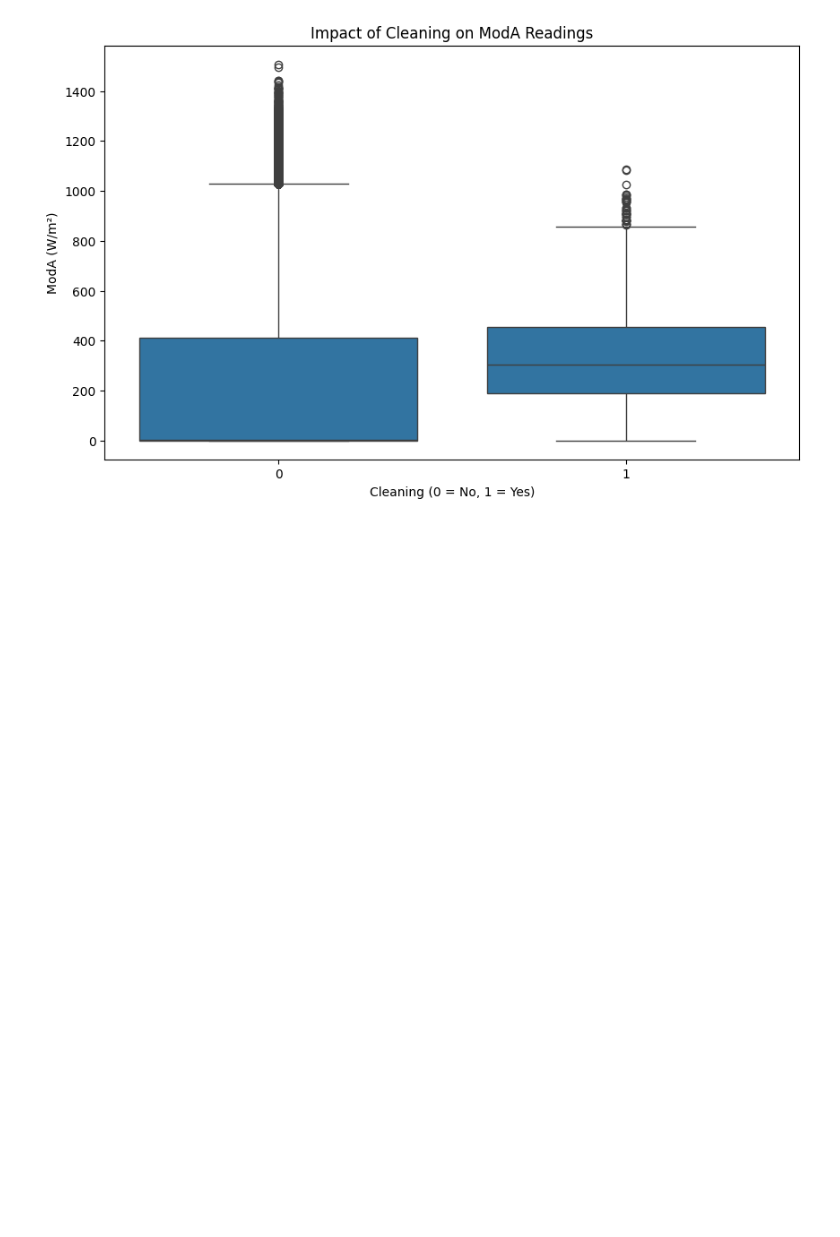
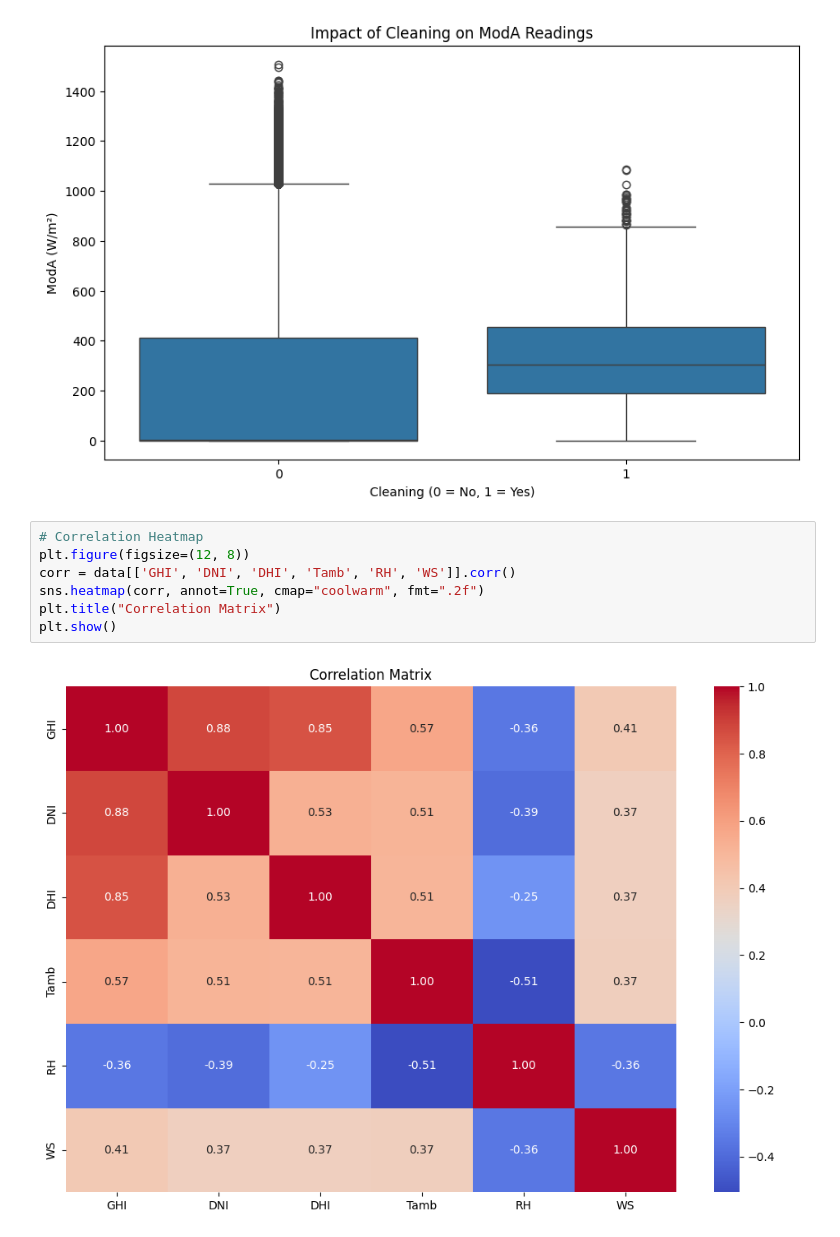
Before and after one commit to YonInsights/solar-energy-analysis, a Jupyter notebook: notebooks/EDA.ipynb, the cells around one changed output. Saved outputs shown, nothing was run; the diff lists cells and outputs as text; blank space fills up the shorter version.

Commit message:
Correlation Heatmap

```diff
--- a/notebooks/EDA.ipynb
+++ b/notebooks/EDA.ipynb
@@ -66,3 +66,12 @@ plt.xlabel("Cleaning (0 = No, 1 = Yes)")
 plt.show()
 # %% [output]
 [figure]
+# %%
+# Correlation Heatmap
+plt.figure(figsize=(12, 8))
+corr = data[['GHI', 'DNI', 'DHI', 'Tamb', 'RH', 'WS']].corr()
+sns.heatmap(corr, annot=True, cmap="coolwarm", fmt=".2f")
+plt.title("Correlation Matrix")
+plt.show()
+# %% [output]
+[figure, added]
```
